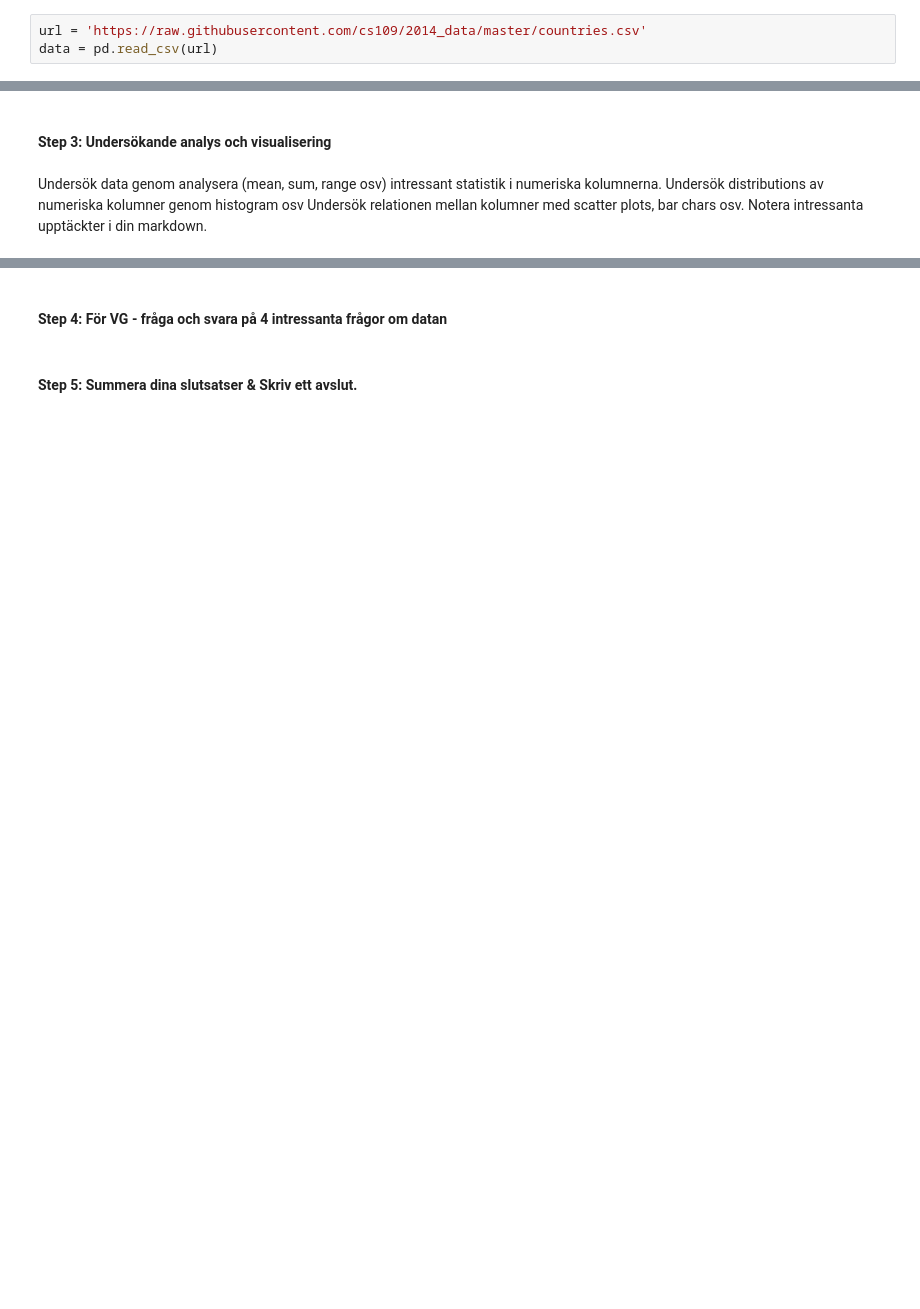
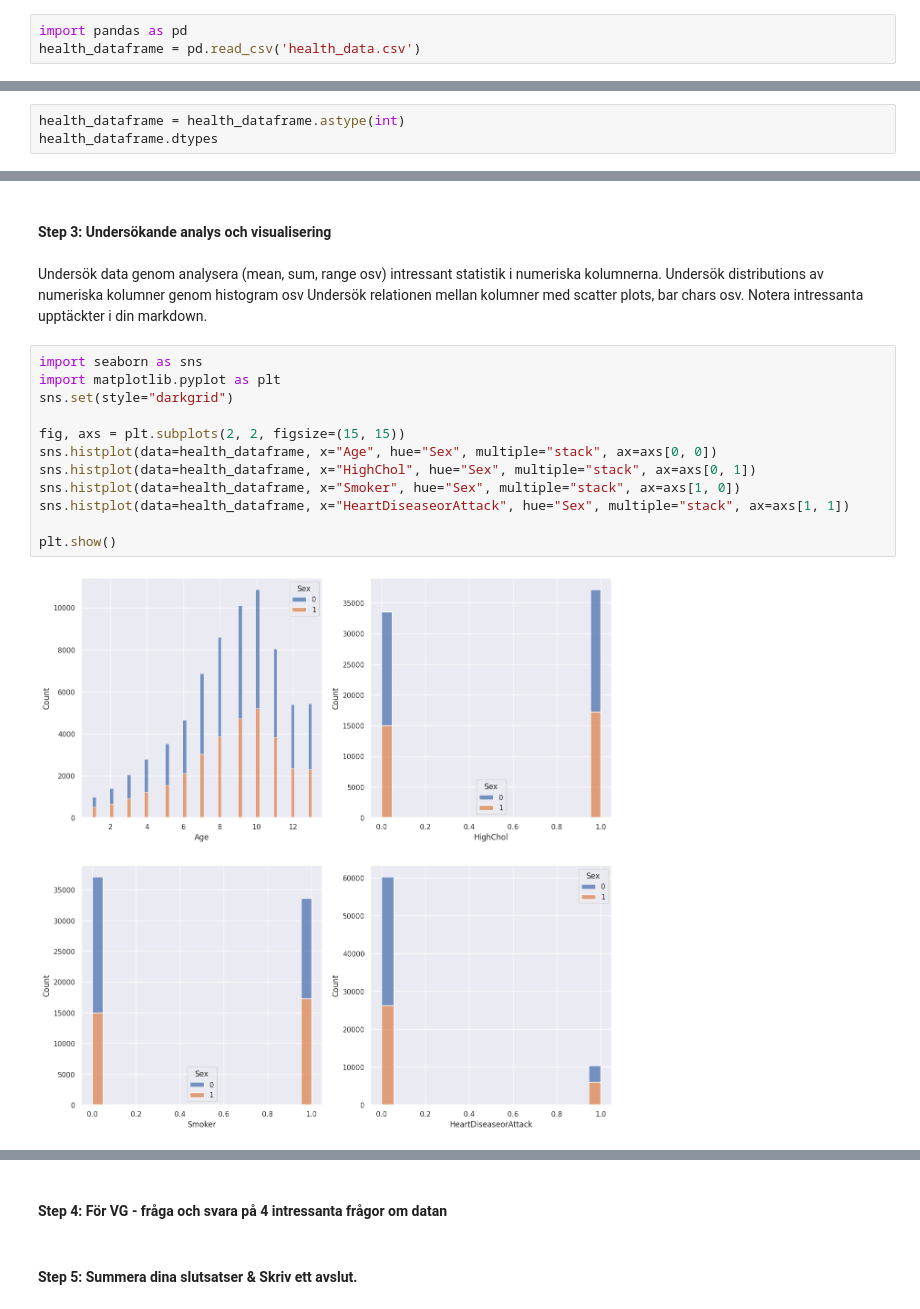
Before and after one commit to rasi10/assignment2-pai22, a Jupyter notebook: Inlamningsuppgift_2_Rafael_Silva.ipynb, the cells around one changed output, grey strips where cells are left out. Saved outputs shown, nothing was run; the diff lists cells and outputs as text; blank space fills up the shorter version.

```diff
--- a/Inlamningsuppgift_2_Rafael_Silva.ipynb
+++ b/Inlamningsuppgift_2_Rafael_Silva.ipynb
@@ -202,6 +404,6 @@ Ladda ner datasetet med pandas read_csv funktion och en url (se nedan). Alternat
 # %%
-url = 'https://raw.githubusercontent.com/cs109/2014_data/master/countries.csv'
-data = pd.read_csv(url)
+import pandas as pd
+health_dataframe = pd.read_csv('health_data.csv')
 # %% [markdown]
 #### Step 2: Data preparation och Cleaning
 # %% [markdown]
@@ -211,0 +547,3 @@ Summera hur datasetet ser ut i nuvarande läge i dina markdowns. Storlek, kolumn
+# %%
+health_dataframe = health_dataframe.astype(int)
+health_dataframe.dtypes
@@ -216,3 +612,17 @@ Undersök data genom analysera (mean, sum, range osv)  intressant statistik i nu
 Undersök distributions av numeriska kolumner genom histogram osv
 Undersök relationen mellan kolumner med scatter plots, bar chars osv.
 Notera intressanta upptäckter i din markdown.
+# %%
+import seaborn as sns
+import matplotlib.pyplot as plt
+sns.set(style="darkgrid")
+
+fig, axs = plt.subplots(2, 2, figsize=(15, 15))
+sns.histplot(data=health_dataframe, x="Age", hue="Sex", multiple="stack", ax=axs[0, 0])
+sns.histplot(data=health_dataframe, x="HighChol", hue="Sex", multiple="stack", ax=axs[0, 1])
+sns.histplot(data=health_dataframe, x="Smoker", hue="Sex", multiple="stack", ax=axs[1, 0])
+sns.histplot(data=health_dataframe, x="HeartDiseaseorAttack", hue="Sex", multiple="stack", ax=axs[1, 1])
+
+plt.show()
+# %% [output]
+[figure, added]
```
Also changed, not shown: parts of 42 cells of this notebook, 1 other file.
